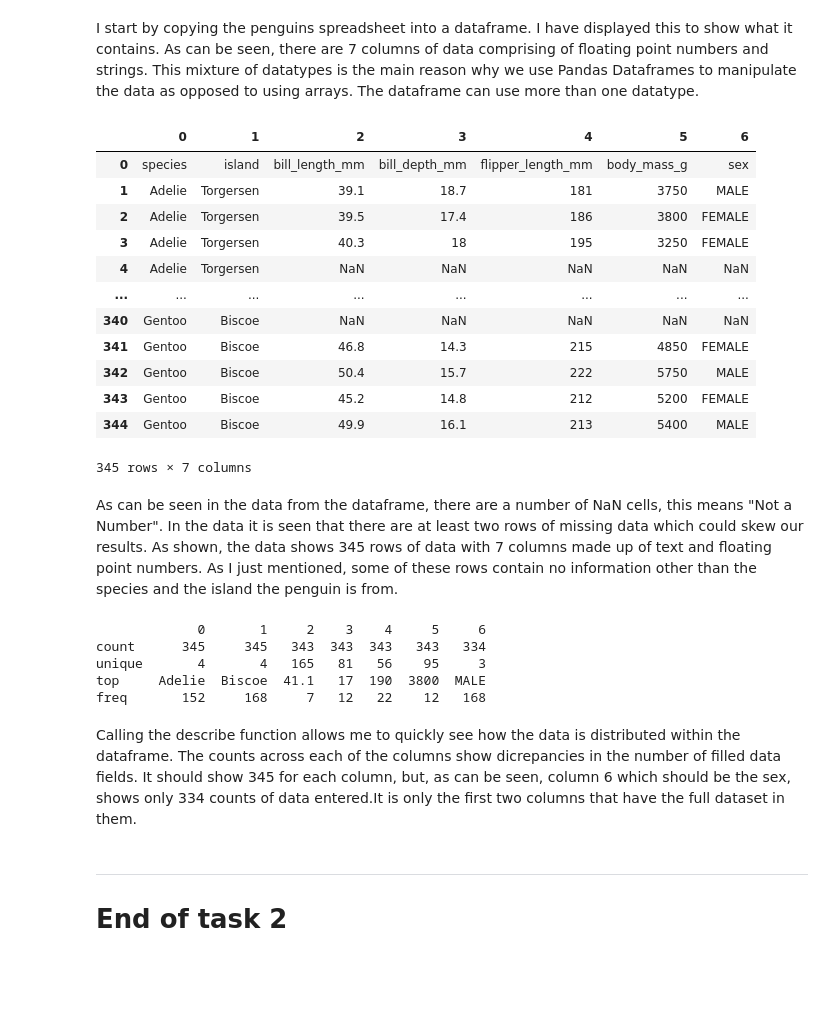
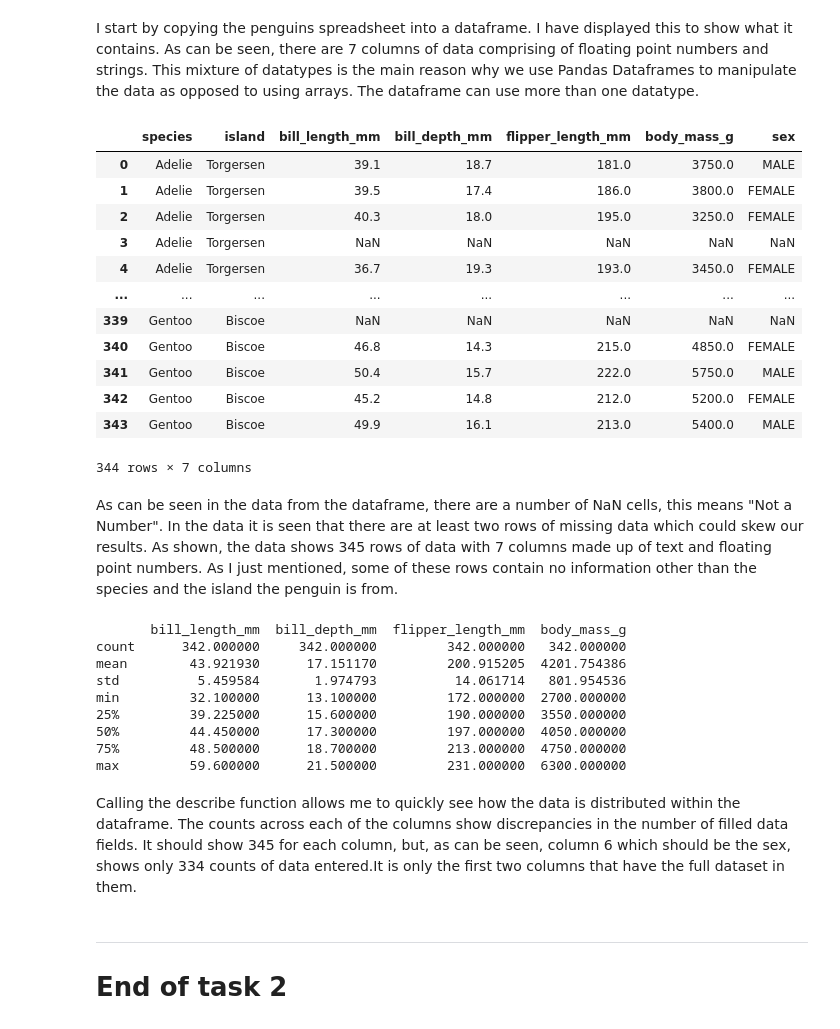
Before and after one commit to kevinsenan/4359-Fundamentals-of-Data-Analysis, a Jupyter notebook: Tasks.ipynb, the cells around one changed output. Cells and saved outputs as stored; diff of their text form; code cells hidden in the pictures; blank space fills up the shorter version.

```diff
--- a/Tasks.ipynb
+++ b/Tasks.ipynb
@@ -71,35 +71,39 @@ I start by copying the penguins spreadsheet into a dataframe. I have displayed t
 # %%
 import pandas as pd
 Penguins_Dataset = 'penguins.csv'
 
-df = pd.read_csv(Penguins_Dataset, header=None)
+df = pd.read_csv(Penguins_Dataset)
 df
 # %% [output]
-|  | 0 | 1 | 2 | 3 | 4 | 5 | 6 |
-| 0 | species | island | bill_length_mm | bill_depth_mm | flipper_length_mm | body_mass_g | sex |
-| 1 | Adelie | Torgersen | 39.1 | 18.7 | 181 | 3750 | MALE |
-| 2 | Adelie | Torgersen | 39.5 | 17.4 | 186 | 3800 | FEMALE |
-| 3 | Adelie | Torgersen | 40.3 | 18 | 195 | 3250 | FEMALE |
-| 4 | Adelie | Torgersen | NaN | NaN | NaN | NaN | NaN |
+|  | species | island | bill_length_mm | bill_depth_mm | flipper_length_mm | body_mass_g | sex |
+| 0 | Adelie | Torgersen | 39.1 | 18.7 | 181.0 | 3750.0 | MALE |
+| 1 | Adelie | Torgersen | 39.5 | 17.4 | 186.0 | 3800.0 | FEMALE |
+| 2 | Adelie | Torgersen | 40.3 | 18.0 | 195.0 | 3250.0 | FEMALE |
+| 3 | Adelie | Torgersen | NaN | NaN | NaN | NaN | NaN |
+| 4 | Adelie | Torgersen | 36.7 | 19.3 | 193.0 | 3450.0 | FEMALE |
 | ... | ... | ... | ... | ... | ... | ... | ... |
-| 340 | Gentoo | Biscoe | NaN | NaN | NaN | NaN | NaN |
-| 341 | Gentoo | Biscoe | 46.8 | 14.3 | 215 | 4850 | FEMALE |
-| 342 | Gentoo | Biscoe | 50.4 | 15.7 | 222 | 5750 | MALE |
-| 343 | Gentoo | Biscoe | 45.2 | 14.8 | 212 | 5200 | FEMALE |
-| 344 | Gentoo | Biscoe | 49.9 | 16.1 | 213 | 5400 | MALE |
+| 339 | Gentoo | Biscoe | NaN | NaN | NaN | NaN | NaN |
+| 340 | Gentoo | Biscoe | 46.8 | 14.3 | 215.0 | 4850.0 | FEMALE |
+| 341 | Gentoo | Biscoe | 50.4 | 15.7 | 222.0 | 5750.0 | MALE |
+| 342 | Gentoo | Biscoe | 45.2 | 14.8 | 212.0 | 5200.0 | FEMALE |
+| 343 | Gentoo | Biscoe | 49.9 | 16.1 | 213.0 | 5400.0 | MALE |
-345 rows × 7 columns
+344 rows × 7 columns
 # %% [markdown]
 As can be seen in the data from the dataframe, there are a number of NaN cells, this means "Not a Number". In the data it is seen that there are at least two rows of missing data which could skew our results. As shown, the data shows 345 rows of data with 7 columns made up of text and floating point numbers. As I just mentioned, some of these rows contain no information other than the species and the island the penguin is from.
 # %%
 print(df.describe())
 # %% [output]
-             0       1     2    3    4     5     6
-count      345     345   343  343  343   343   334
-unique       4       4   165   81   56    95     3
-top     Adelie  Biscoe  41.1   17  190  3800  MALE
-freq       152     168     7   12   22    12   168
+       bill_length_mm  bill_depth_mm  flipper_length_mm  body_mass_g
+count      342.000000     342.000000         342.000000   342.000000
+mean        43.921930      17.151170         200.915205  4201.754386
+std          5.459584       1.974793          14.061714   801.954536
+min         32.100000      13.100000         172.000000  2700.000000
+25%         39.225000      15.600000         190.000000  3550.000000
+50%         44.450000      17.300000         197.000000  4050.000000
+75%         48.500000      18.700000         213.000000  4750.000000
+max         59.600000      21.500000         231.000000  6300.000000
 # %% [markdown]
-Calling the describe function allows me to quickly see how the data is distributed within the dataframe. The counts across each of the columns show dicrepancies in the number of filled data fields. It should show 345 for each column, but, as can be seen, column 6 which should be the sex, shows only 334 counts of data entered.It is only the first two columns that have the full dataset in them.
+Calling the describe function allows me to quickly see how the data is distributed within the dataframe. The counts across each of the columns show discrepancies in the number of filled data fields. It should show 345 for each column, but, as can be seen, column 6 which should be the sex, shows only 334 counts of data entered.It is only the first two columns that have the full dataset in them.
 # %% [markdown]
 ****
 
```
Also changed, not shown: parts of 10 cells of this notebook.
